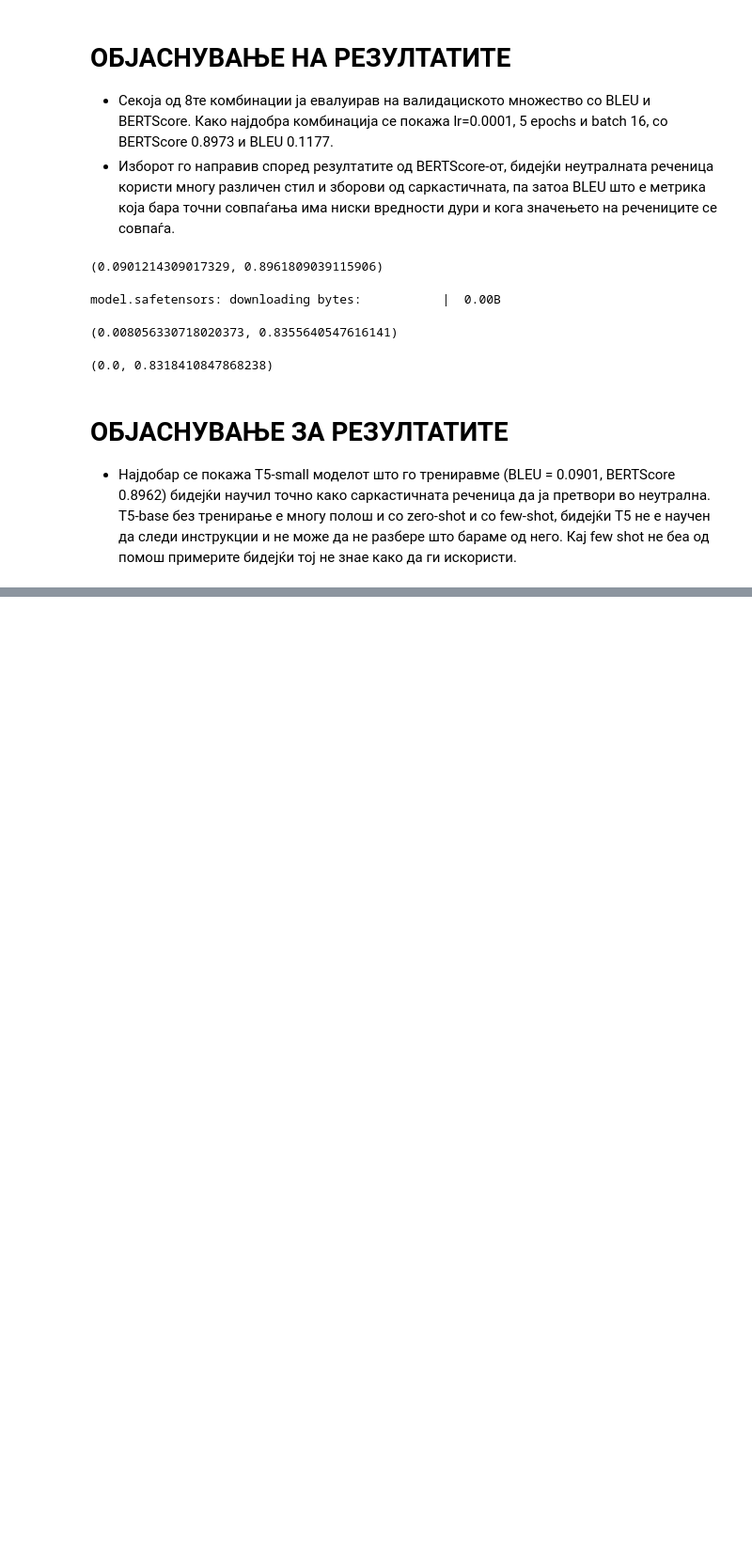
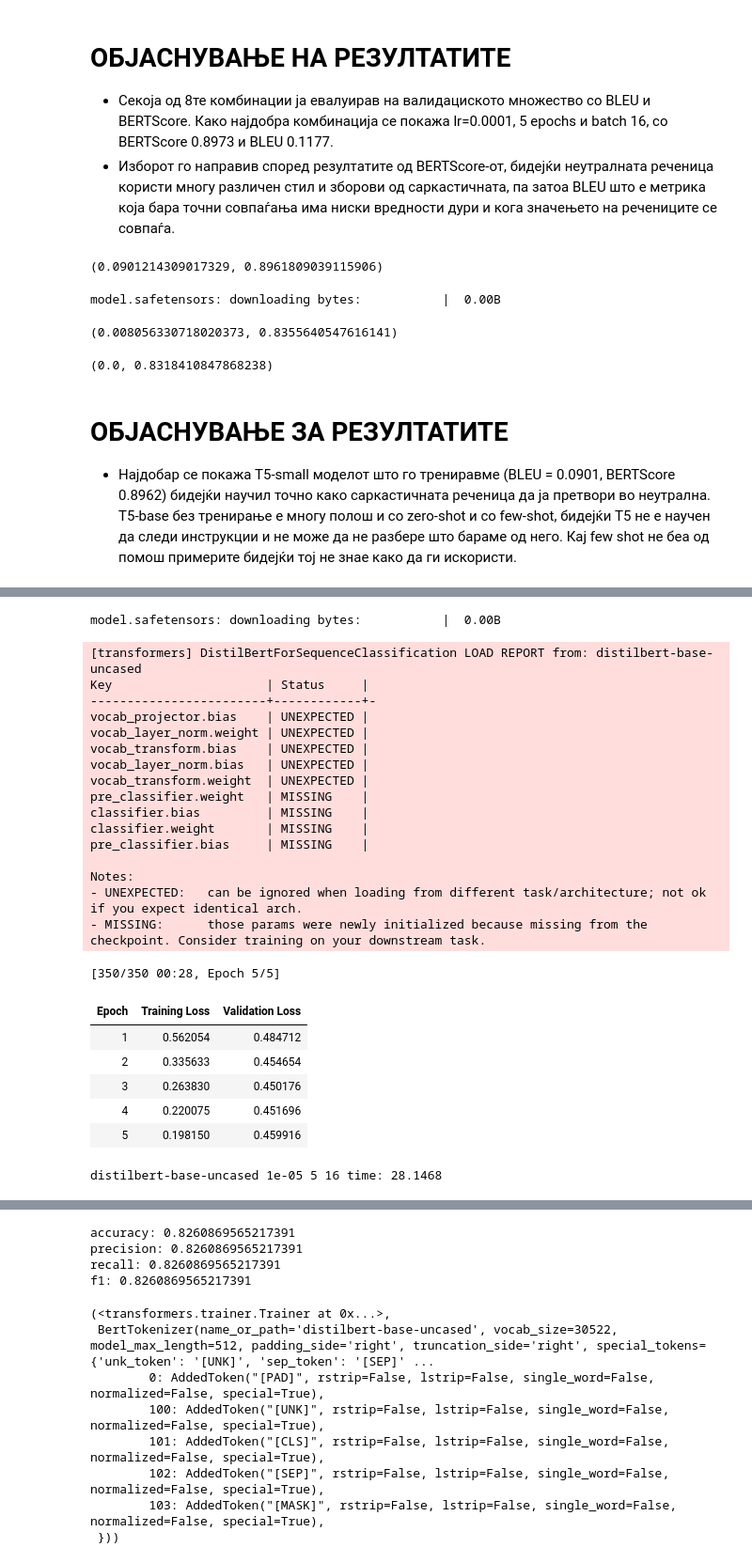
Before and after one commit to hristinagjorgjievska/Natural-Language-Processing, a Jupyter notebook: lab2/lab2_doma.ipynb, the cells around one changed output, grey strips where cells are left out. Shown at 94% size. Saved outputs shown, nothing was run; the diff lists cells and outputs as text; code cells hidden in the pictures; blank space fills up the shorter version.

```diff
--- a/lab2/lab2_doma.ipynb
+++ b/lab2/lab2_doma.ipynb
@@ -222,0 +325,28 @@ generate_and_score(model, tokenizer, few_shot, test_sincere)
+# %%
+train_model('distilbert-base-uncased', 0.00001, 5, 16)
+# %% [output]
+model.safetensors: downloading bytes:           |  0.00B
+[transformers] DistilBertForSequenceClassification LOAD REPORT from: distilbert-base-uncased
+Key                     | Status     |
+------------------------+------------+-
+vocab_projector.bias    | UNEXPECTED |
+vocab_layer_norm.weight | UNEXPECTED |
+vocab_transform.bias    | UNEXPECTED |
+vocab_layer_norm.bias   | UNEXPECTED |
+vocab_transform.weight  | UNEXPECTED |
+pre_classifier.weight   | MISSING    |
+classifier.bias         | MISSING    |
+classifier.weight       | MISSING    |
+pre_classifier.bias     | MISSING    |
+
+Notes:
+- UNEXPECTED:   can be ignored when loading from different task/architecture; not ok if you expect identical arch.
+- MISSING:      those params were newly initialized because missing from the checkpoint. Consider training on your downstream task.
+[350/350 00:28, Epoch 5/5]
+| Epoch | Training Loss | Validation Loss |
+| 1 | 0.562054 | 0.484712 |
+| 2 | 0.335633 | 0.454654 |
+| 3 | 0.263830 | 0.450176 |
+| 4 | 0.220075 | 0.451696 |
+| 5 | 0.198150 | 0.459916 |
+distilbert-base-uncased 1e-05 5 16 time: 28.1468
@@ -222,0 +354,12 @@ generate_and_score(model, tokenizer, few_shot, test_sincere)
+accuracy: 0.8260869565217391
+precision: 0.8260869565217391
+recall: 0.8260869565217391
+f1: 0.8260869565217391
+(<transformers.trainer.Trainer at 0x...>,
+ BertTokenizer(name_or_path='distilbert-base-uncased', vocab_size=30522, model_max_length=512, padding_side='right', truncation_side='right', special_tokens={'unk_token': '[UNK]', 'sep_token': '[SEP]' ...
+        0: AddedToken("[PAD]", rstrip=False, lstrip=False, single_word=False, normalized=False, special=True),
+        100: AddedToken("[UNK]", rstrip=False, lstrip=False, single_word=False, normalized=False, special=True),
+        101: AddedToken("[CLS]", rstrip=False, lstrip=False, single_word=False, normalized=False, special=True),
+        102: AddedToken("[SEP]", rstrip=False, lstrip=False, single_word=False, normalized=False, special=True),
+        103: AddedToken("[MASK]", rstrip=False, lstrip=False, single_word=False, normalized=False, special=True),
+ }))
```
Also changed, not shown: parts of 20 cells of this notebook.
